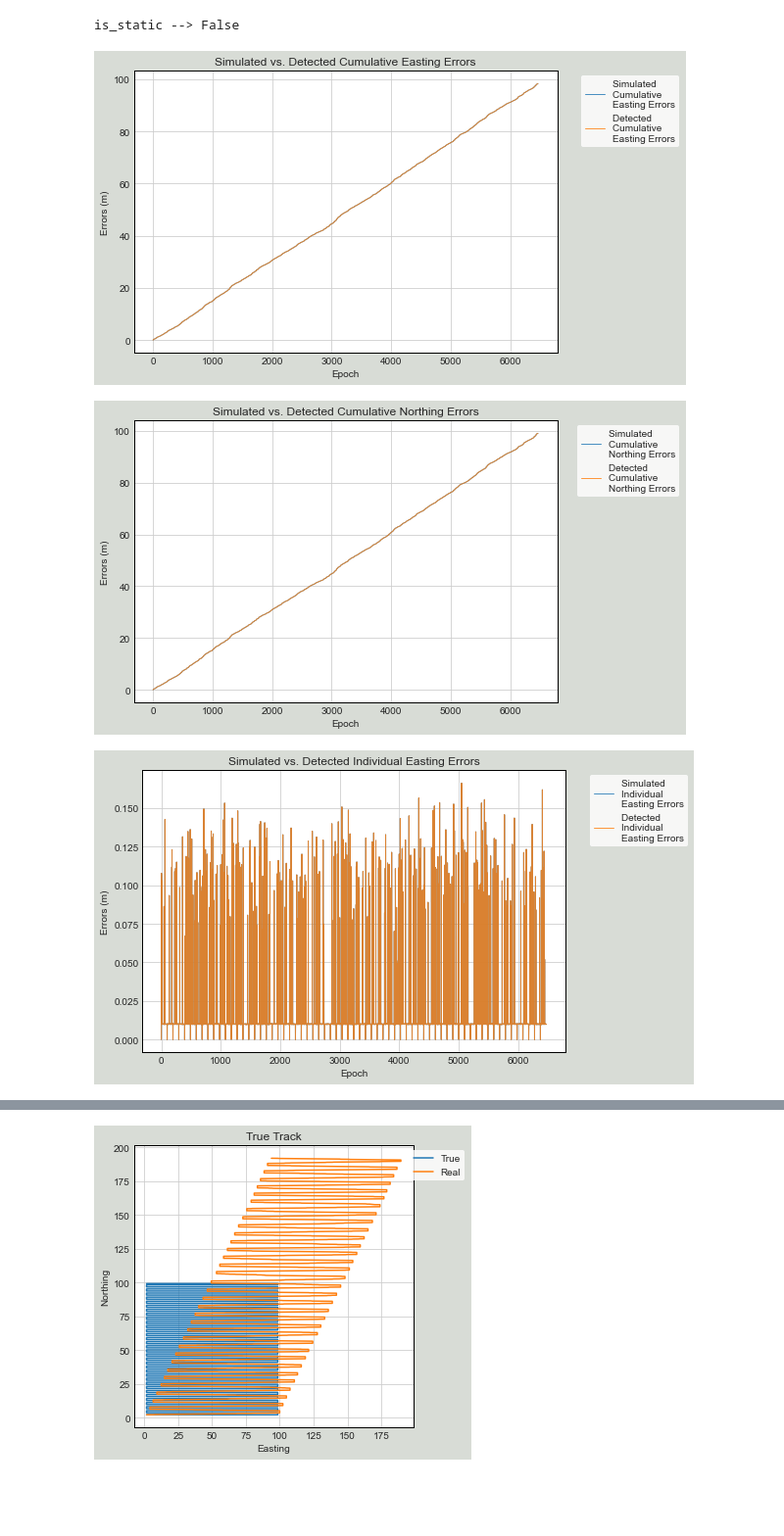
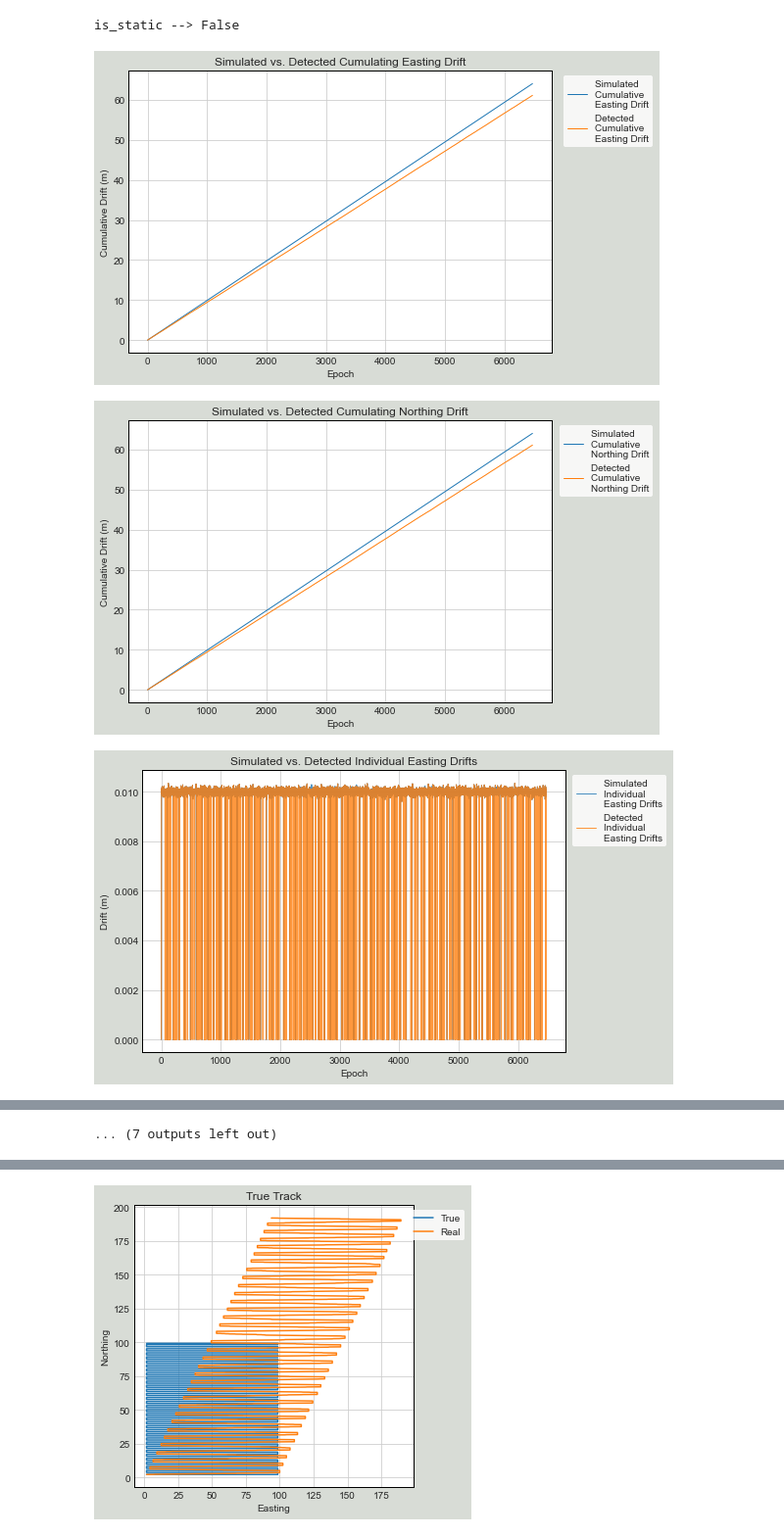
Before and after one commit to jnaess/ENGO-500, a Jupyter notebook: for_connor.ipynb, the cells around one changed output, grey strips where cells are left out. Shown at 98% size. Drawn from its saved outputs; the diff is of its cells as text; code cells hidden in the pictures; blank space fills up the shorter version.

Commit message:
Plots ready

```diff
--- a/for_connor.ipynb
+++ b/for_connor.ipynb
@@ -30,15 +30,15 @@ is_static --> False
 # %%
 #both
 manager = Manager(mean_jump = Coord(0,0, std = [.02, .02]),
                   easting_drift_const = .01,
                   northing_drift_const = .01,
                   jump_occurance_probability = 500,
                   easting_jump_const = .1,
                   northing_jump_const = .1)
 
-manager.generate_overall_analysis()
+manager.generate_error_detection_report()
 # %% [output]
 is_static --> False
-[figure, old version]
+[figure, new version]
-[figure, old version]
+[figure, new version]
-[figure, old version]
+[figure, new version]
@@ -48,3 +53,4 @@ is_static --> False
+... (7 outputs left out)
 # %%
 #east only
 manager = Manager(mean_jump = Coord(0,0, std = [.2, .0]),
```
Also changed, not shown: parts of 3 cells of this notebook, 3 other files.
